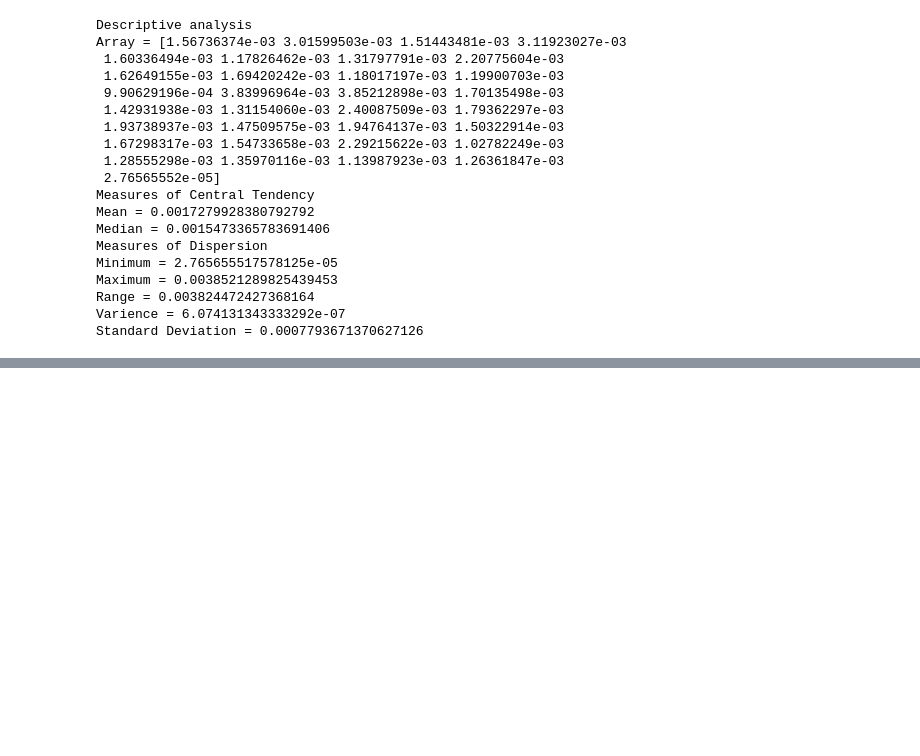
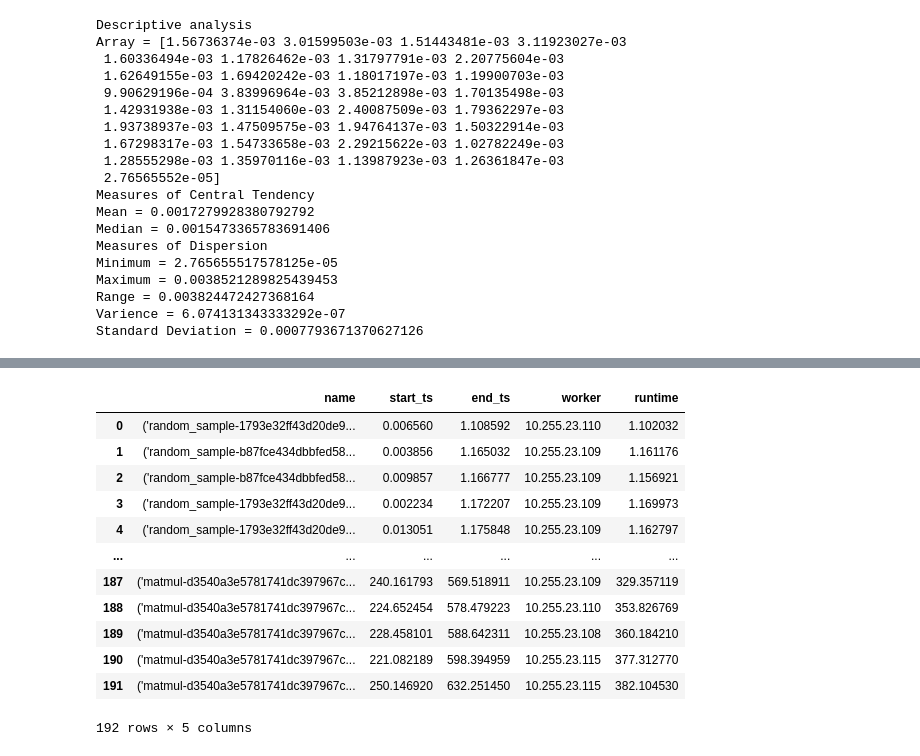
Before and after one commit to KarizCache/serverless, a Jupyter notebook: ipythons/colorthegraph.ipynb, the cells around one changed output, grey strips where cells are left out. Drawn from its saved outputs; the diff is of its cells as text; code cells hidden in the pictures; blank space fills up the shorter version.

```diff
--- a/ipythons/colorthegraph.ipynb
+++ b/ipythons/colorthegraph.ipynb
@@ -358,0 +411,18 @@ Standard Deviation = 0.0007793671370627126
+# %%
+df = pd.DataFrame(tasks)
+df['runtime'] = df['end_ts'] - df['start_ts']
+df
+# %% [output]
+|  | name | start_ts | end_ts | worker | runtime |
+| 0 | ('random_sample-1793e32ff43d20de9... | 0.006560 | 1.108592 | 10.255.23.110 | 1.102032 |
+| 1 | ('random_sample-b87fce434dbbfed58... | 0.003856 | 1.165032 | 10.255.23.109 | 1.161176 |
+| 2 | ('random_sample-b87fce434dbbfed58... | 0.009857 | 1.166777 | 10.255.23.109 | 1.156921 |
+| 3 | ('random_sample-1793e32ff43d20de9... | 0.002234 | 1.172207 | 10.255.23.109 | 1.169973 |
+| 4 | ('random_sample-1793e32ff43d20de9... | 0.013051 | 1.175848 | 10.255.23.109 | 1.162797 |
+| ... | ... | ... | ... | ... | ... |
+| 187 | ('matmul-d3540a3e5781741dc397967c... | 240.161793 | 569.518911 | 10.255.23.109 | 329.357119 |
+| 188 | ('matmul-d3540a3e5781741dc397967c... | 224.652454 | 578.479223 | 10.255.23.110 | 353.826769 |
+| 189 | ('matmul-d3540a3e5781741dc397967c... | 228.458101 | 588.642311 | 10.255.23.108 | 360.184210 |
+| 190 | ('matmul-d3540a3e5781741dc397967c... | 221.082189 | 598.394959 | 10.255.23.115 | 377.312770 |
+| 191 | ('matmul-d3540a3e5781741dc397967c... | 250.146920 | 632.251450 | 10.255.23.115 | 382.104530 |
+192 rows × 5 columns
```
Also changed, not shown: parts of 6 cells of this notebook, 2 other files.
